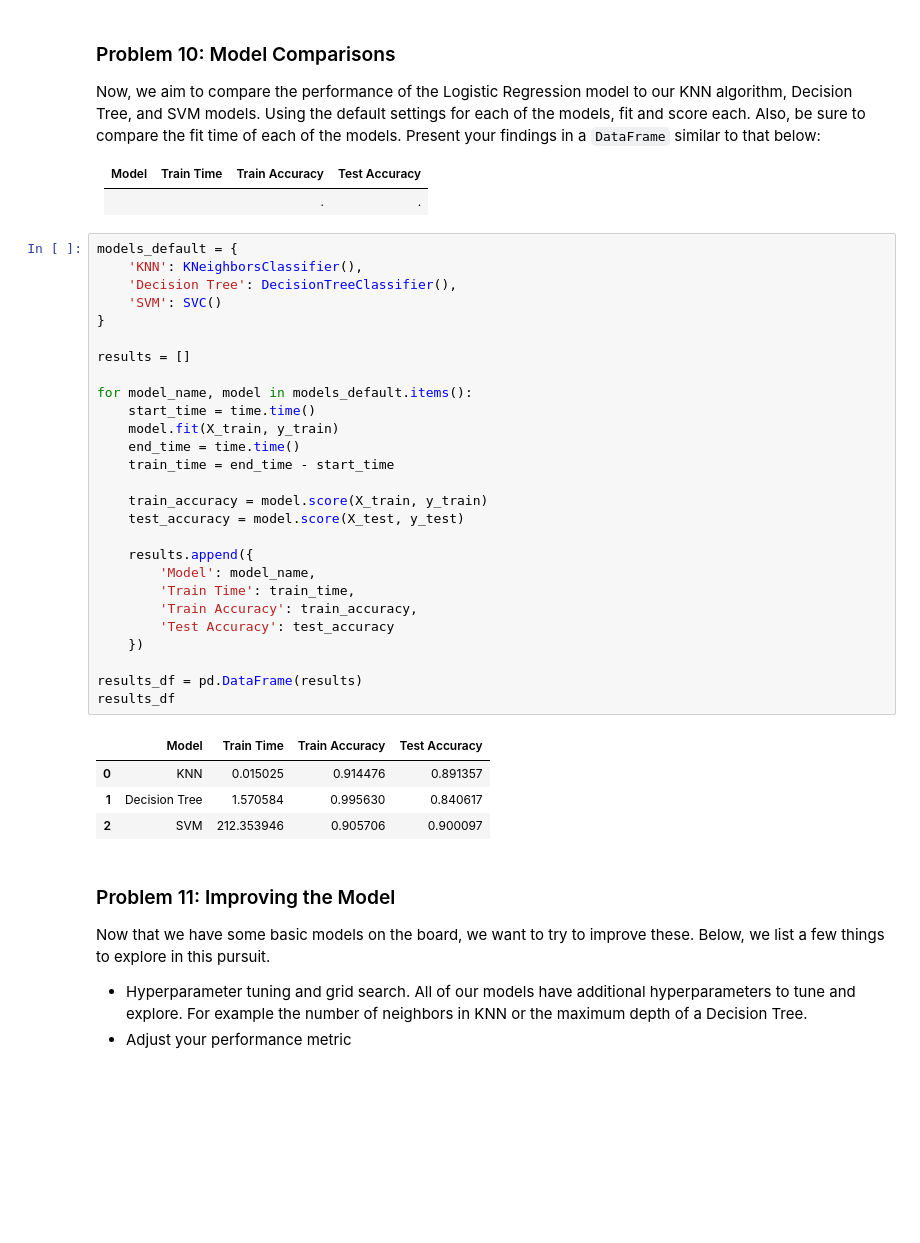
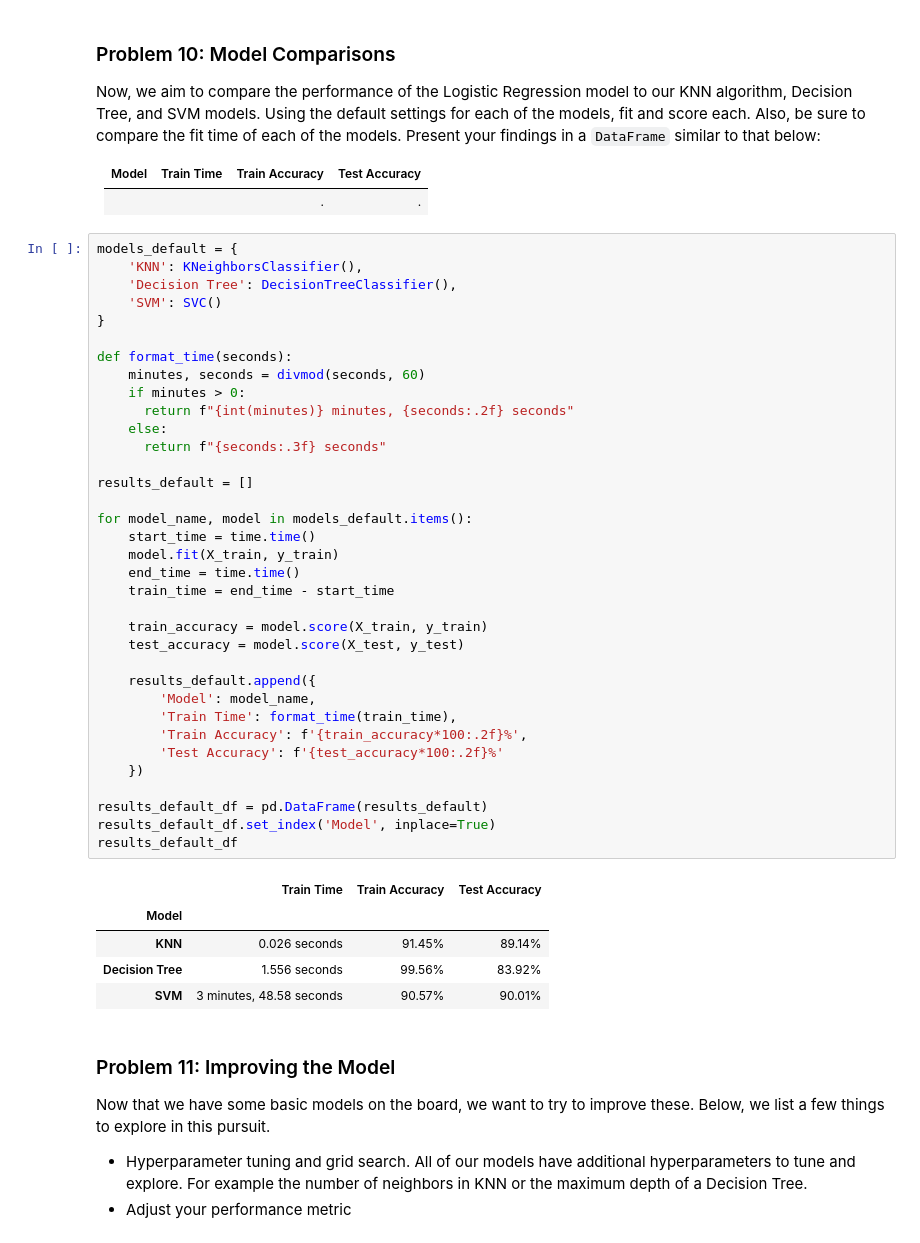
Before and after one commit to vegalopm/ml-assignment-mod17, a Jupyter notebook: prompt_III.ipynb, the cells around one changed output. Cells and saved outputs as stored; diff of their text form; blank space fills up the shorter version.

Commit message:
Added data exploration, fixed output of tables to make it more readable and added first iteration of hyperparameter tunning and adjusting the performance metric.

```diff
--- a/prompt_III.ipynb
+++ b/prompt_III.ipynb
@@ -226,35 +299,44 @@ Now, we aim to compare the performance of the Logistic Regression model to our K
 # %%
 models_default = {
     'KNN': KNeighborsClassifier(),
     'Decision Tree': DecisionTreeClassifier(),
     'SVM': SVC()
 }
 
-results = []
+def format_time(seconds):
+    minutes, seconds = divmod(seconds, 60)
+    if minutes > 0:
+      return f"{int(minutes)} minutes, {seconds:.2f} seconds"
+    else:
+      return f"{seconds:.3f} seconds"
+
+results_default = []
 
 for model_name, model in models_default.items():
     start_time = time.time()
     model.fit(X_train, y_train)
     end_time = time.time()
     train_time = end_time - start_time
 
     train_accuracy = model.score(X_train, y_train)
     test_accuracy = model.score(X_test, y_test)
 
-    results.append({
+    results_default.append({
         'Model': model_name,
-        'Train Time': train_time,
-        'Train Accuracy': train_accuracy,
-        'Test Accuracy': test_accuracy
+        'Train Time': format_time(train_time),
+        'Train Accuracy': f'{train_accuracy*100:.2f}%',
+        'Test Accuracy': f'{test_accuracy*100:.2f}%'
     })
 
-results_df = pd.DataFrame(results)
-results_df
+results_default_df = pd.DataFrame(results_default)
+results_default_df.set_index('Model', inplace=True)
+results_default_df
 # %% [output]
-|  | Model | Train Time | Train Accuracy | Test Accuracy |
-| 0 | KNN | 0.015025 | 0.914476 | 0.891357 |
-| 1 | Decision Tree | 1.570584 | 0.995630 | 0.840617 |
-| 2 | SVM | 212.353946 | 0.905706 | 0.900097 |
+|  | Train Time | Train Accuracy | Test Accuracy |
+| Model |  |  |  |
+| KNN | 0.026 seconds | 91.45% | 89.14% |
+| Decision Tree | 1.556 seconds | 99.56% | 83.92% |
+| SVM | 3 minutes, 48.58 seconds | 90.57% | 90.01% |
 # %% [markdown]
 ### Problem 11: Improving the Model
 
```
Also changed, not shown: parts of 13 cells of this notebook.
